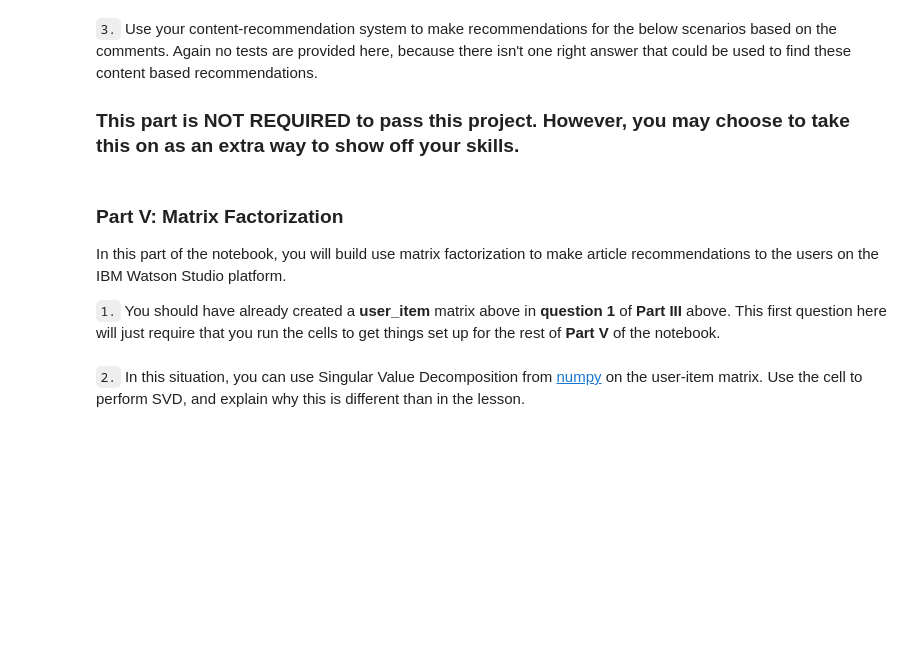
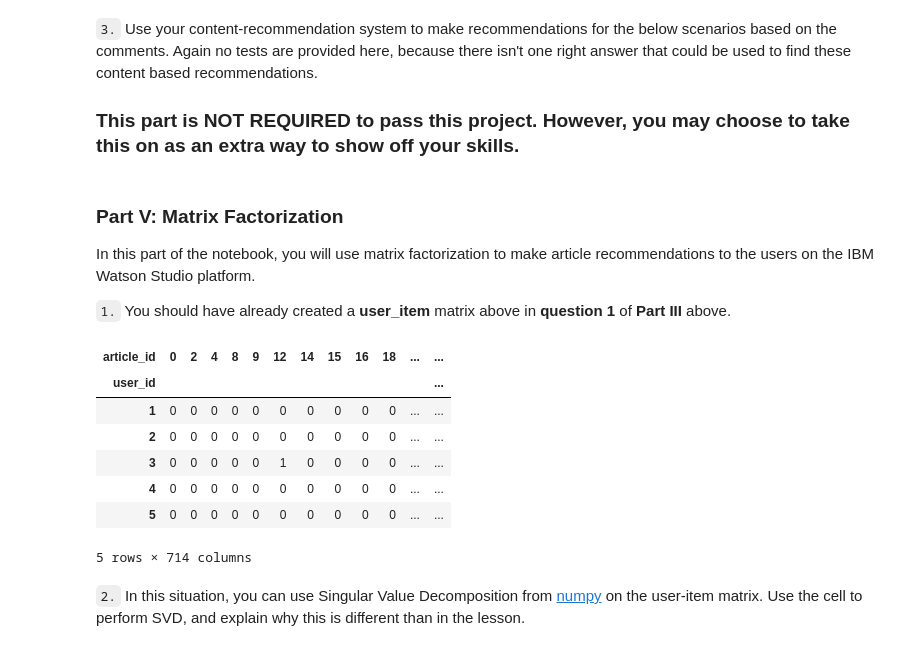
Before and after one commit to kubekmonika/nanodegree-recommendations-project, a Jupyter notebook: Recommendations_with_IBM.ipynb, the cells around one changed output. Drawn from its saved outputs; the diff is of its cells as text; code cells hidden in the pictures; blank space fills up the shorter version.

```diff
--- a/Recommendations_with_IBM.ipynb
+++ b/Recommendations_with_IBM.ipynb
@@ -660,6 +660,6 @@ def make_content_recs():
 # %% [markdown]
 ### <a class="anchor" id="Matrix-Fact">Part V: Matrix Factorization</a>
 
-In this part of the notebook, you will build use matrix factorization to make article recommendations to the users on the IBM Watson Studio platform.
+In this part of the notebook, you will use matrix factorization to make article recommendations to the users on the IBM Watson Studio platform.
 
-`1.` You should have already created a **user_item** matrix above in **question 1** of **Part III** above.  This first question here will just require that you run the cells to get things set up for the rest of **Part V** of the notebook.
+`1.` You should have already created a **user_item** matrix above in **question 1** of **Part III** above.
@@ -669,6 +666,15 @@ user_item_matrix = pd.read_pickle('user_item_matrix.p')
 # %%
 # quick look at the matrix
-user_item_matrix.head()
+user_item.head()
+# %% [output]
+| article_id | 0 | 2 | 4 | 8 | 9 | 12 | 14 | 15 | 16 | 18 | ... | ... |
+| user_id |  |  |  |  |  |  |  |  |  |  |  | ... |
+| 1 | 0 | 0 | 0 | 0 | 0 | 0 | 0 | 0 | 0 | 0 | ... | ... |
+| 2 | 0 | 0 | 0 | 0 | 0 | 0 | 0 | 0 | 0 | 0 | ... | ... |
+| 3 | 0 | 0 | 0 | 0 | 0 | 1 | 0 | 0 | 0 | 0 | ... | ... |
+| 4 | 0 | 0 | 0 | 0 | 0 | 0 | 0 | 0 | 0 | 0 | ... | ... |
+| 5 | 0 | 0 | 0 | 0 | 0 | 0 | 0 | 0 | 0 | 0 | ... | ... |
+5 rows × 714 columns
 # %% [markdown]
 `2.` In this situation, you can use Singular Value Decomposition from [numpy](https://docs.scipy.org/doc/numpy-1.14.0/reference/generated/numpy.linalg.svd.html) on the user-item matrix.  Use the cell to perform SVD, and explain why this is different than in the lesson.
 # %%
```
Also changed, not shown: parts of 22 cells of this notebook.
